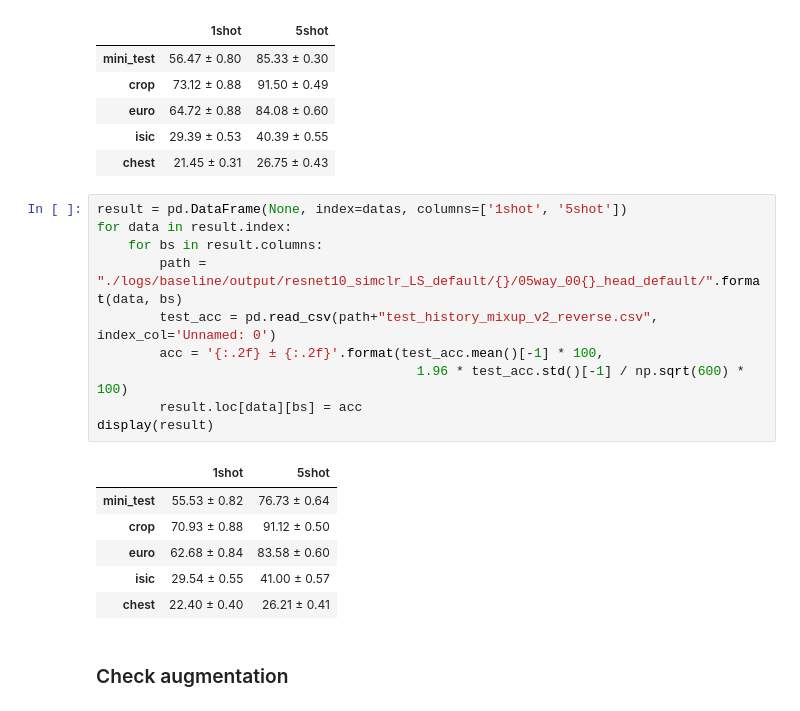
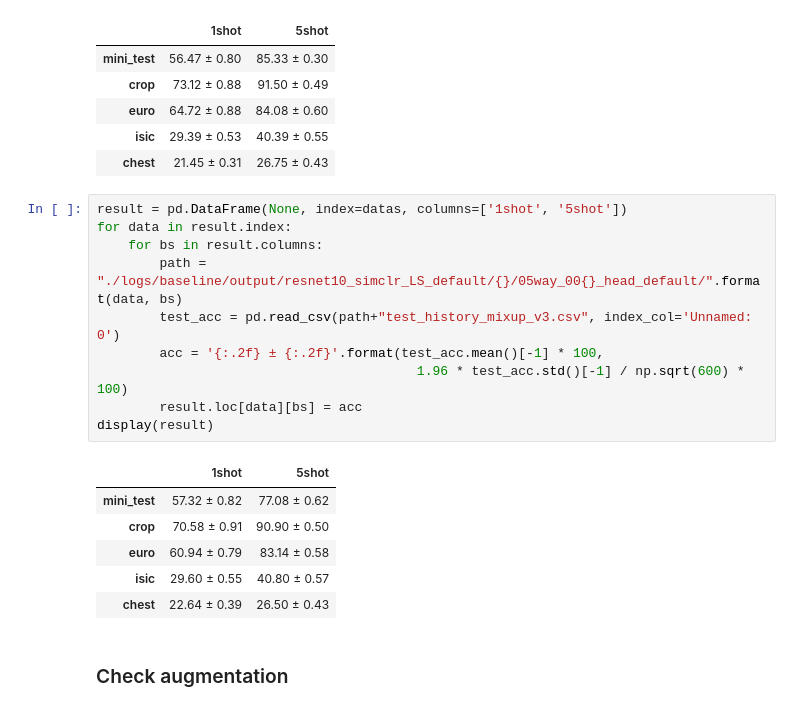
Before and after one commit to kimyuji/Fine-tune-with-Few-Samples, a Jupyter notebook: check_acc.ipynb, the cells around one changed output. Cells and saved outputs as stored; diff of their text form.

```diff
--- a/check_acc.ipynb
+++ b/check_acc.ipynb
@@ -41,20 +41,20 @@ display(result)
 # %%
 result = pd.DataFrame(None, index=datas, columns=['1shot', '5shot'])
 for data in result.index:
     for bs in result.columns:
         path = "./logs/baseline/output/resnet10_simclr_LS_default/{}/05way_00{}_head_default/".format(data, bs)
-        test_acc = pd.read_csv(path+"test_history_mixup_v2_reverse.csv", index_col='Unnamed: 0')
+        test_acc = pd.read_csv(path+"test_history_mixup_v3.csv", index_col='Unnamed: 0')
         acc = '{:.2f} ± {:.2f}'.format(test_acc.mean()[-1] * 100,
                                          1.96 * test_acc.std()[-1] / np.sqrt(600) * 100)
         result.loc[data][bs] = acc
 display(result)
 # %% [output]
 |  | 1shot | 5shot |
-| mini_test | 55.53 ± 0.82 | 76.73 ± 0.64 |
-| crop | 70.93 ± 0.88 | 91.12 ± 0.50 |
-| euro | 62.68 ± 0.84 | 83.58 ± 0.60 |
-| isic | 29.54 ± 0.55 | 41.00 ± 0.57 |
-| chest | 22.40 ± 0.40 | 26.21 ± 0.41 |
+| mini_test | 57.32 ± 0.82 | 77.08 ± 0.62 |
+| crop | 70.58 ± 0.91 | 90.90 ± 0.50 |
+| euro | 60.94 ± 0.79 | 83.14 ± 0.58 |
+| isic | 29.60 ± 0.55 | 40.80 ± 0.57 |
+| chest | 22.64 ± 0.39 | 26.50 ± 0.43 |
 # %% [markdown]
 ### Check augmentation
 # %%
```
Also changed, not shown: parts of 3 cells of this notebook, 5 other files.
